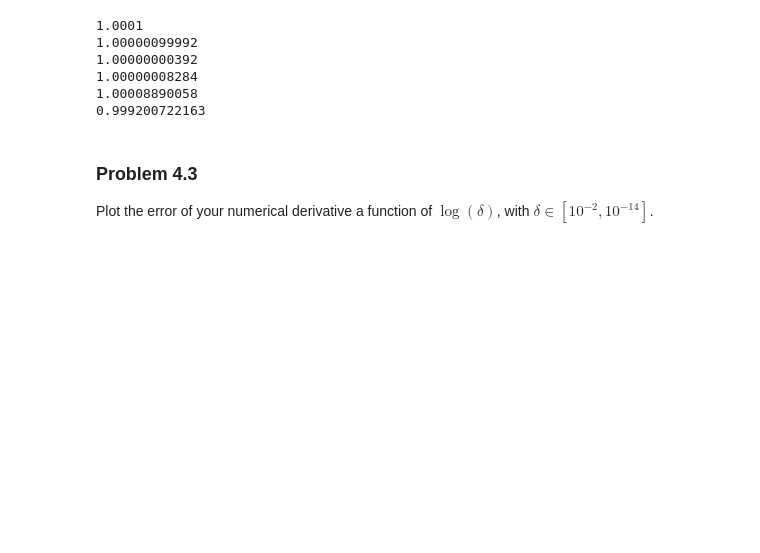
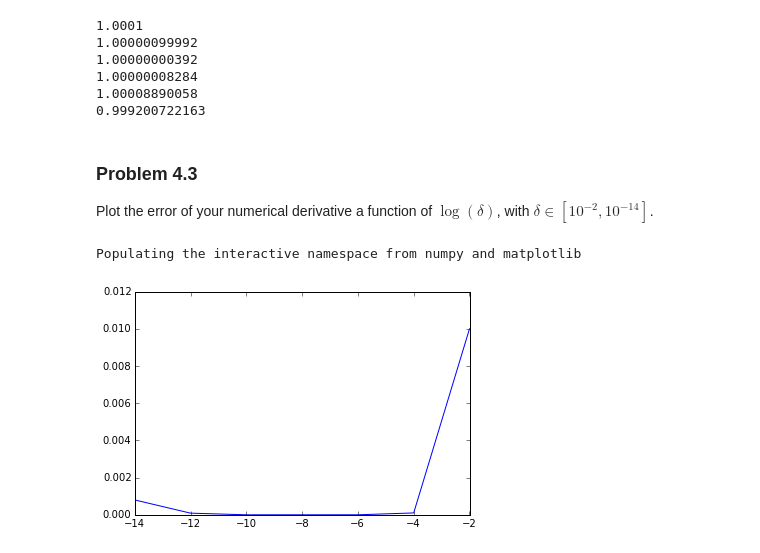
Before and after one commit to pcchen/NTHU10320PHYS290000, a Jupyter notebook: student/102011212/Homework3.ipynb, the cells around one changed output. Cells and saved outputs as stored; diff of their text form; code cells hidden in the pictures; blank space fills up the shorter version.

```diff
--- a/student/102011212/Homework3.ipynb
+++ b/student/102011212/Homework3.ipynb
@@ -204,0 +284,27 @@ Plot the error of your numerical derivative a function of $\log(\delta)$, with $
+# %%
+# Problem 4.3
+%pylab inline
+import math
+import numpy as np
+
+def derivative(x,y):
+    df=(x+y)*((x+y)-1)/y
+    return df
+
+xx=1
+delta=10**(-2)
+s=[]
+
+while delta>=10**(-14):
+    n=math.log(delta,10)
+    s.append([abs(1-derivative(xx,delta)),n])
+    delta=delta*(10**(-2))
+
+s = np.array(s)
+x = s[:,1]
+y = s[:,0]
+plot(x,y,'-')
+show()
+# %% [output]
+Populating the interactive namespace from numpy and matplotlib
+[figure, added]
```
Also changed, not shown: parts of 6 cells of this notebook.
